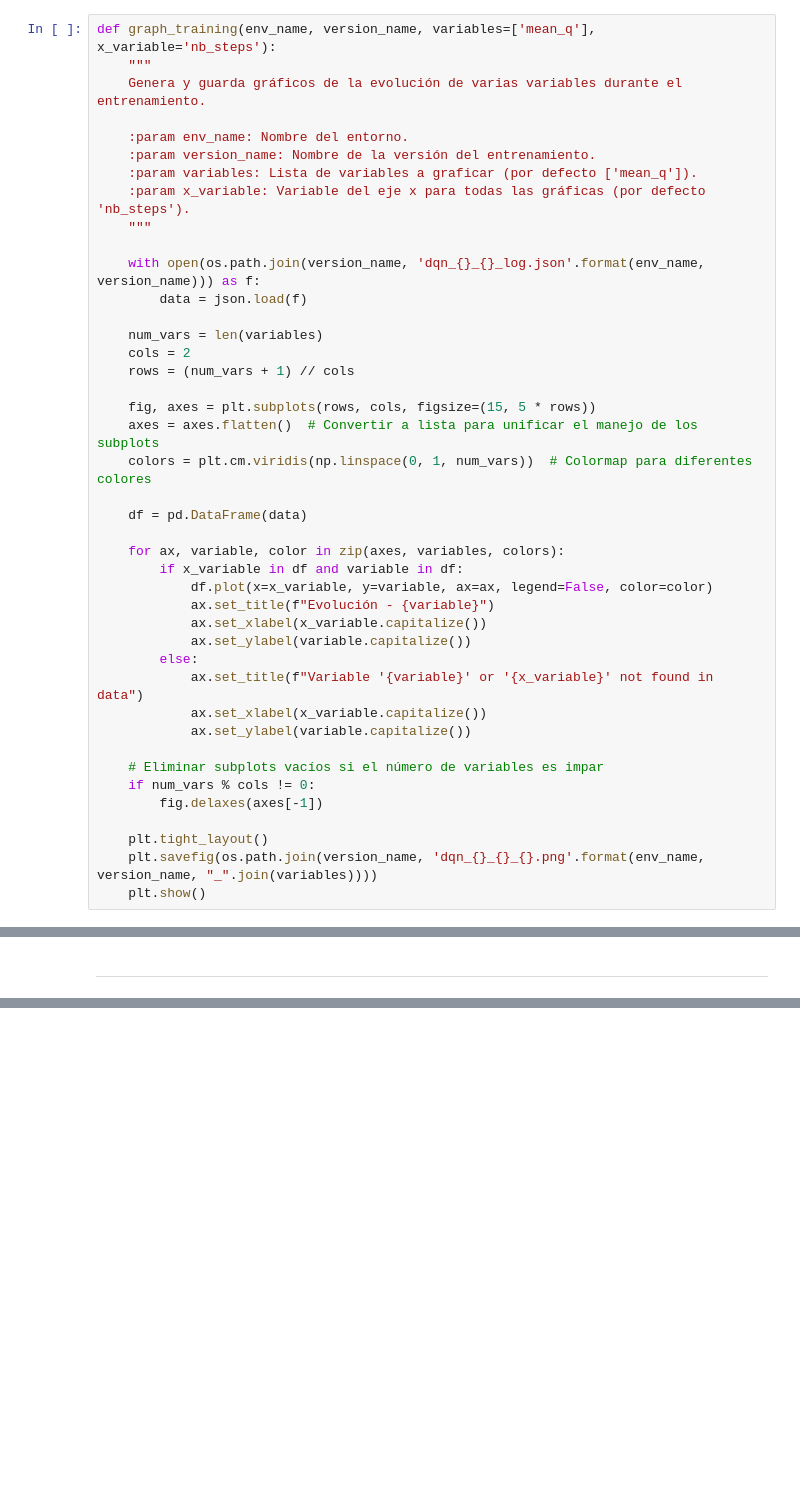
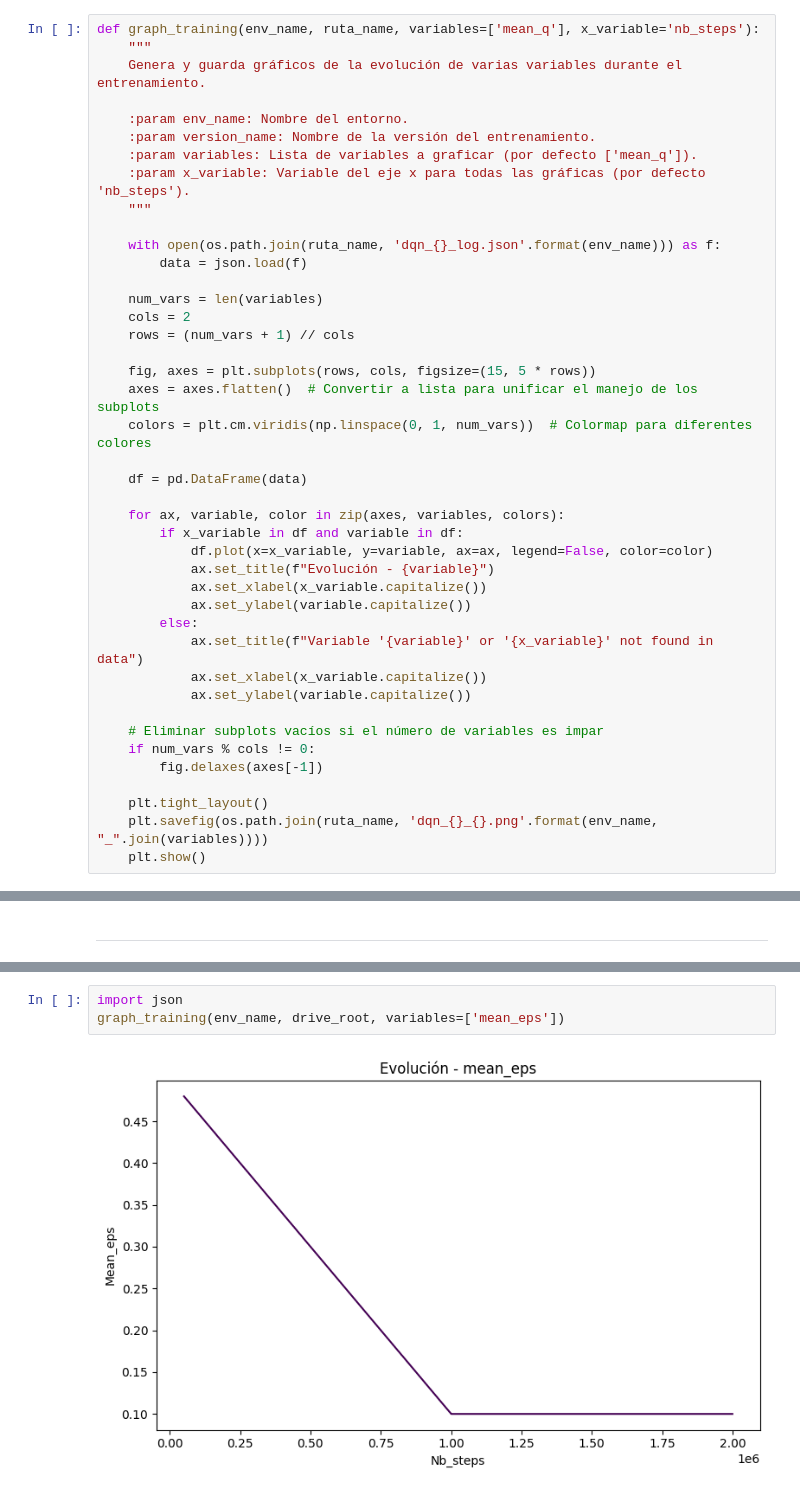
Before and after one commit to classkun/ProyectoRLSpaceInvaders, a Jupyter notebook: Proyecto_prácticov2.ipynb, the cells around one changed output, grey strips where cells are left out. Cells and saved outputs as stored; diff of their text form; blank space fills up the shorter version.

Commit message:
Version final

```diff
--- a/Proyecto_prácticov2.ipynb
+++ b/Proyecto_prácticov2.ipynb
@@ -221,7 +291,7 @@ class RewardLogger(Callback):
         """
         self.episode_rewards.append(logs.get('episode_reward', 0))
 # %%
-def graph_training(env_name, version_name, variables=['mean_q'], x_variable='nb_steps'):
+def graph_training(env_name, ruta_name, variables=['mean_q'], x_variable='nb_steps'):
     """
     Genera y guarda gráficos de la evolución de varias variables durante el entrenamiento.
 
@@ -231,7 +301,7 @@ def graph_training(env_name, version_name, variables=['mean_q'], x_variable='nb_
     :param x_variable: Variable del eje x para todas las gráficas (por defecto 'nb_steps').
     """
 
-    with open(os.path.join(version_name, 'dqn_{}_{}_log.json'.format(env_name, version_name))) as f:
+    with open(os.path.join(ruta_name, 'dqn_{}_log.json'.format(env_name))) as f:
         data = json.load(f)
 
     num_vars = len(variables)
@@ -260,6 +330,6 @@ def graph_training(env_name, version_name, variables=['mean_q'], x_variable='nb_
         fig.delaxes(axes[-1])
 
     plt.tight_layout()
-    plt.savefig(os.path.join(version_name, 'dqn_{}_{}_{}.png'.format(env_name, version_name, "_".join(variables))))
+    plt.savefig(os.path.join(ruta_name, 'dqn_{}_{}.png'.format(env_name, "_".join(variables))))
     plt.show()
 # %%
@@ -478,0 +614,5 @@ Recompensa promedio en 100 episodios: 23.0
+# %%
+import json
+graph_training(env_name, drive_root, variables=['mean_eps'])
+# %% [output]
+[figure, added]
```
Also changed, not shown: parts of 25 cells of this notebook.
